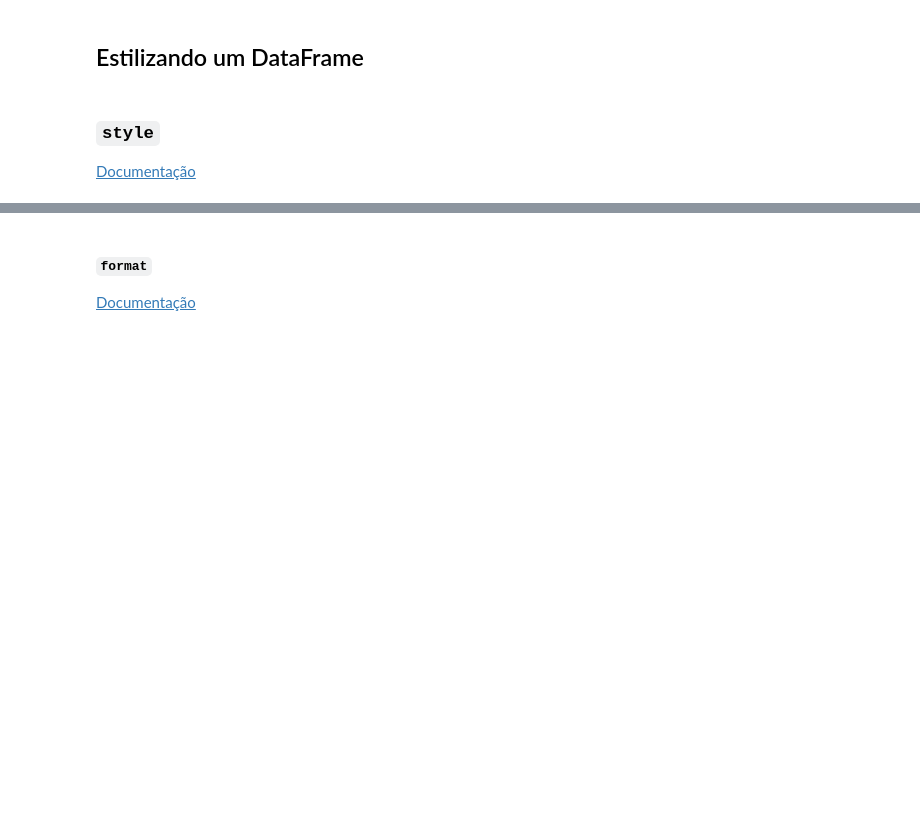
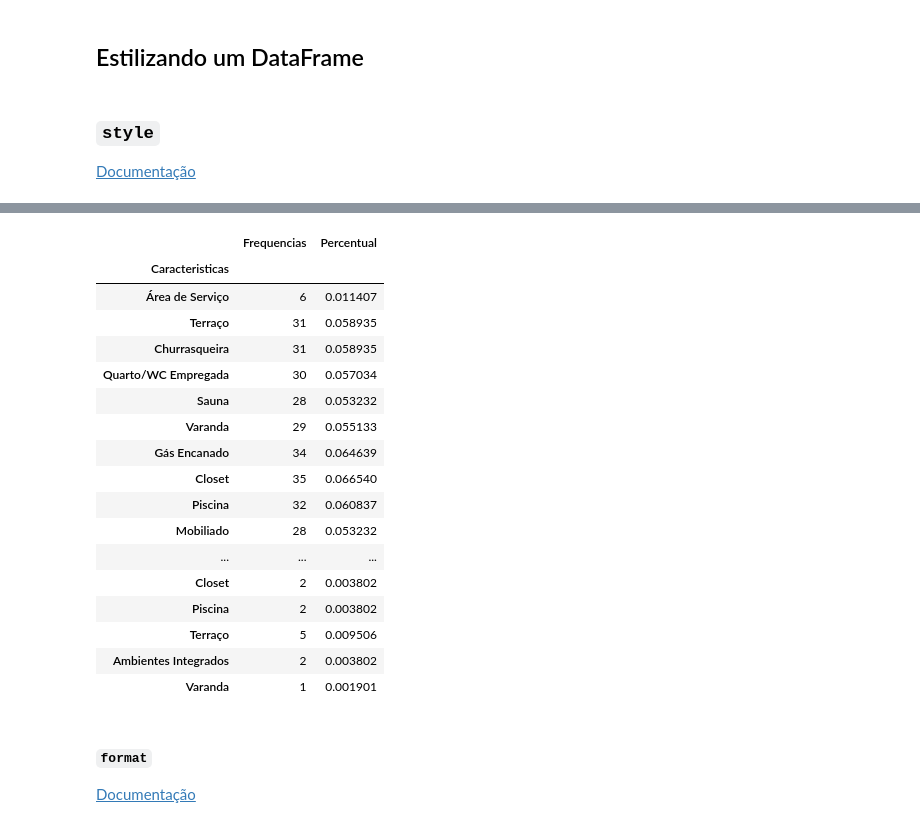
Before and after one commit to Marlon-Santiago/Pandas_TCA, a Jupyter notebook: Projeto.ipynb, the cells around one changed output, grey strips where cells are left out. Drawn from its saved outputs; the diff is of its cells as text; code cells hidden in the pictures; blank space fills up the shorter version.

```diff
--- a/Projeto.ipynb
+++ b/Projeto.ipynb
@@ -1975,3 +1975,11 @@ pd.merge(
 ### `style`
 
 [Documentação](https://pandas.pydata.org/pandas-docs/stable/reference/api/pandas.DataFrame.style.html)
+# %%
+tabela_frequencia = pd.merge(
+    left = caracteristicas_propriedade_itens.value_counts(sort = False),
+    right = caracteristicas_propriedade_itens.value_counts(normalize = True, sort = False),
+    left_index = True,
+    right_index = True
+)
+tabela_frequencia
@@ -1978,3 +2004,34 @@ pd.merge(
+# %%
+tabela_frequencia.query("index != 'Sem Caracteristica'", inplace = True)
+# %%
+tabela_frequencia.rename(columns = {
+    'imovel_caracteristicas_propriedade_x' : 'Frequencias',
+    'imovel_caracteristicas_propriedade_y' : 'Percentual'
+}, inplace = True
+)
+
+tabela_frequencia.rename_axis('Caracteristicas', inplace = True)
+
+tabela_frequencia
+# %% [output]
+|  | Frequencias | Percentual |
+| Caracteristicas |  |  |
+| Área de Serviço | 6 | 0.011407 |
+| Terraço | 31 | 0.058935 |
+| Churrasqueira | 31 | 0.058935 |
+| Quarto/WC Empregada | 30 | 0.057034 |
+| Sauna | 28 | 0.053232 |
+| Varanda | 29 | 0.055133 |
+| Gás Encanado | 34 | 0.064639 |
+| Closet | 35 | 0.066540 |
+| Piscina | 32 | 0.060837 |
+| Mobiliado | 28 | 0.053232 |
+| ... | ... | ... |
+| Closet | 2 | 0.003802 |
+| Piscina | 2 | 0.003802 |
+| Terraço | 5 | 0.009506 |
+| Ambientes Integrados | 2 | 0.003802 |
+| Varanda | 1 | 0.001901 |
 # %% [markdown]
 #### `format`
 
```
Also changed, not shown: parts of 22 cells of this notebook, 1 other file.
